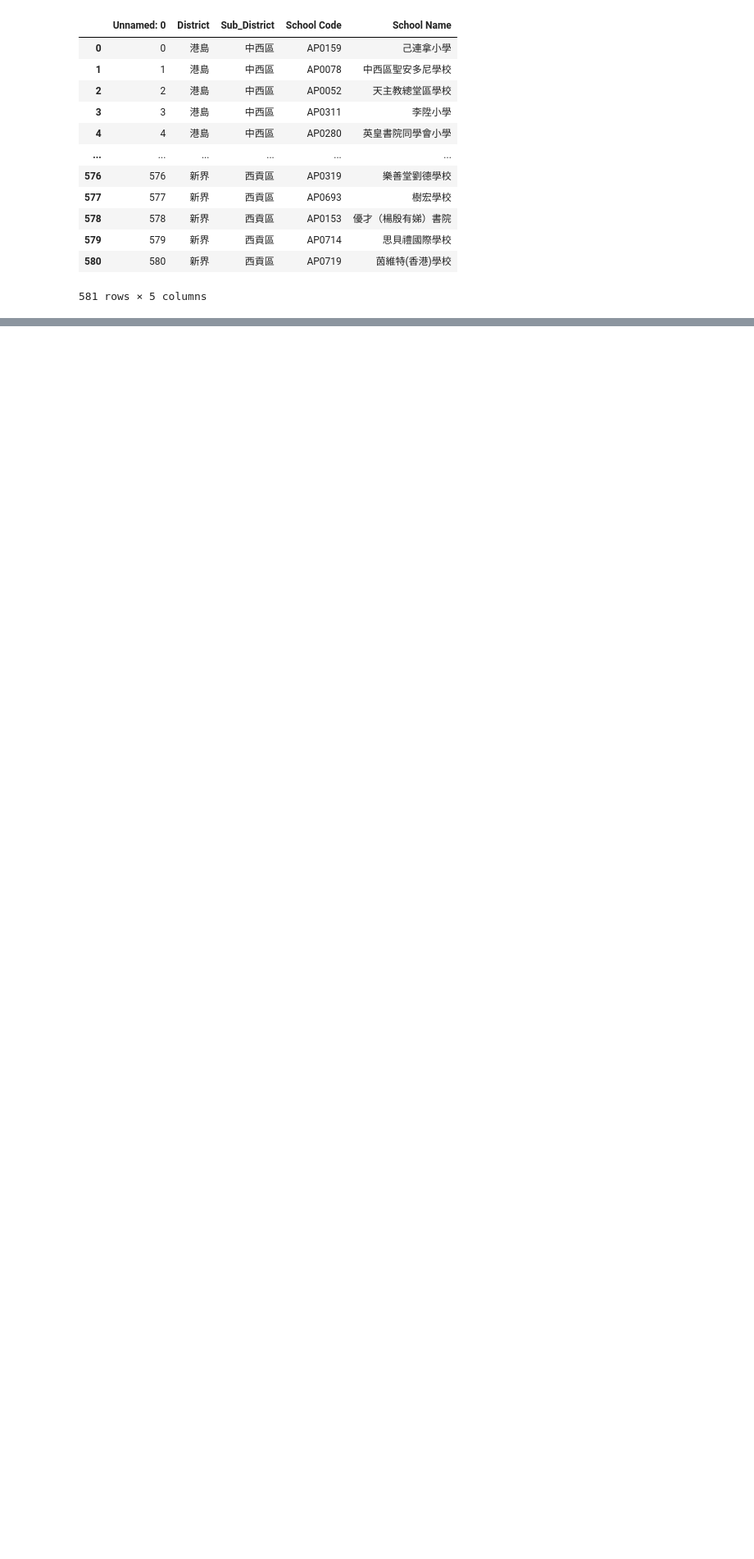
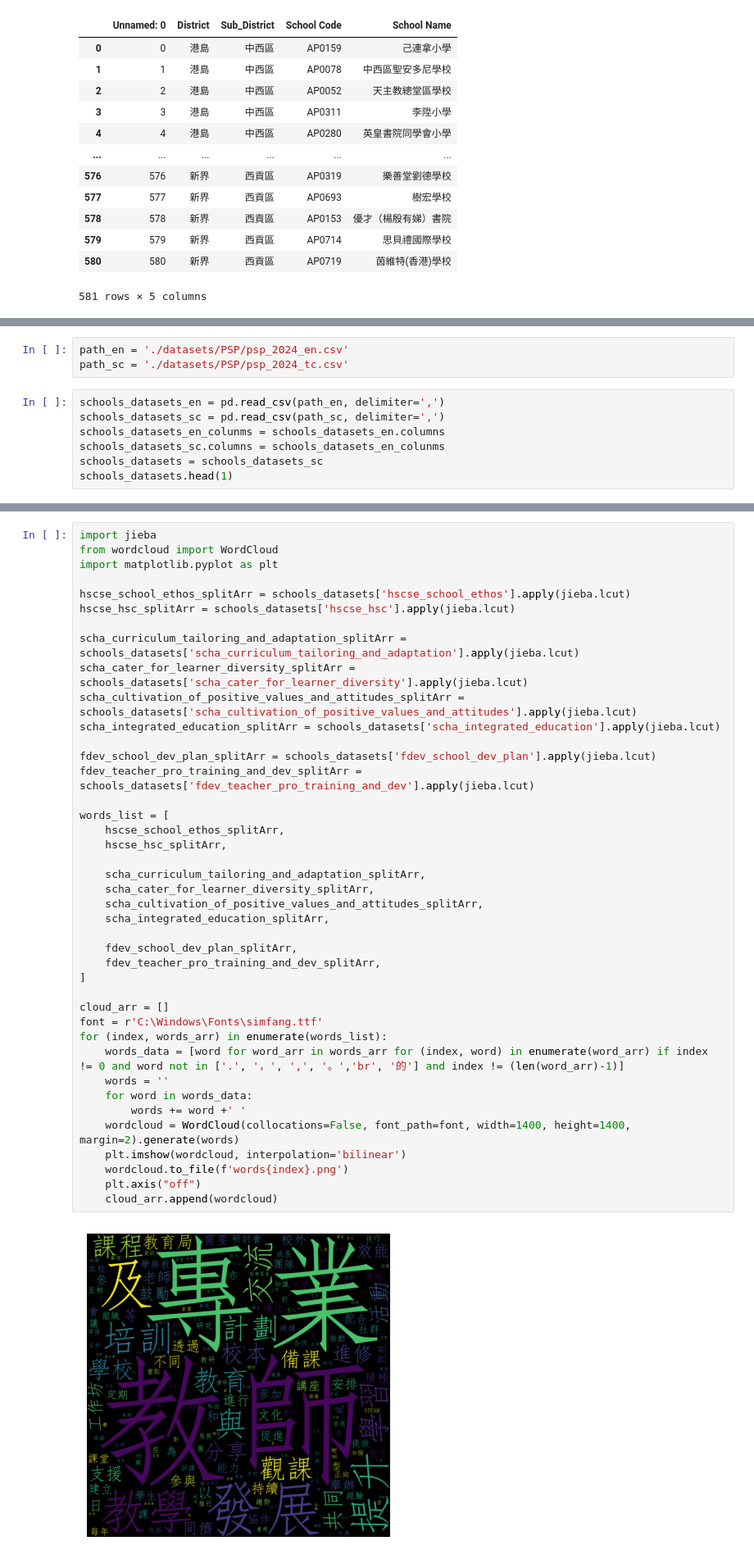
Before and after one commit to fltenwall/MasterStudy, a Jupyter notebook: 6001/6001_group.ipynb, the cells around one changed output, grey strips where cells are left out. Shown at 82% size. Cells and saved outputs as stored; diff of their text form; blank space fills up the shorter version.

Commit message:
plot

```diff
--- a/6001/6001_group.ipynb
+++ b/6001/6001_group.ipynb
@@ -126,0 +136,10 @@ result
+# %%
+path_en = './datasets/PSP/psp_2024_en.csv'
+path_sc = './datasets/PSP/psp_2024_tc.csv'
+# %%
+schools_datasets_en = pd.read_csv(path_en, delimiter=',')
+schools_datasets_sc = pd.read_csv(path_sc, delimiter=',')
+schools_datasets_en_colunms = schools_datasets_en.columns
+schools_datasets_sc.columns = schools_datasets_en_colunms
+schools_datasets = schools_datasets_sc
+schools_datasets.head(1)
@@ -126,0 +179,43 @@ result
+# %%
+import jieba
+from wordcloud import WordCloud
+import matplotlib.pyplot as plt
+
+hscse_school_ethos_splitArr = schools_datasets['hscse_school_ethos'].apply(jieba.lcut)
+hscse_hsc_splitArr = schools_datasets['hscse_hsc'].apply(jieba.lcut)
+
+scha_curriculum_tailoring_and_adaptation_splitArr = schools_datasets['scha_curriculum_tailoring_and_adaptation'].apply(jieba.lcut)
+scha_cater_for_learner_diversity_splitArr = schools_datasets['scha_cater_for_learner_diversity'].apply(jieba.lcut)
+scha_cultivation_of_positive_values_and_attitudes_splitArr = schools_datasets['scha_cultivation_of_positive_values_and_attitudes'].apply(jieba.lcut)
+scha_integrated_education_splitArr = schools_datasets['scha_integrated_education'].apply(jieba.lcut)
+
+fdev_school_dev_plan_splitArr = schools_datasets['fdev_school_dev_plan'].apply(jieba.lcut)
+fdev_teacher_pro_training_and_dev_splitArr = schools_datasets['fdev_teacher_pro_training_and_dev'].apply(jieba.lcut)
+
+words_list = [
+    hscse_school_ethos_splitArr,
+    hscse_hsc_splitArr,
+
+    scha_curriculum_tailoring_and_adaptation_splitArr,
+    scha_cater_for_learner_diversity_splitArr,
+    scha_cultivation_of_positive_values_and_attitudes_splitArr,
+    scha_integrated_education_splitArr,
+
+    fdev_school_dev_plan_splitArr,
+    fdev_teacher_pro_training_and_dev_splitArr,
+]
+
+cloud_arr = []
+font = r'C:\Windows\Fonts\simfang.ttf'
+for (index, words_arr) in enumerate(words_list):
+    words_data = [word for word_arr in words_arr for (index, word) in enumerate(word_arr) if index != 0 and word not in ['.', '，', ',', '。','br', '的'] and index != (len(word_arr)-1)]
+    words = ''
+    for word in words_data:
+        words += word +' '
+    wordcloud = WordCloud(collocations=False, font_path=font, width=1400, height=1400, margin=2).generate(words)
+    plt.imshow(wordcloud, interpolation='bilinear')
+    wordcloud.to_file(f'words{index}.png')
+    plt.axis("off")
+    cloud_arr.append(wordcloud)
+# %% [output]
+[figure, added]
```
Also changed, not shown: parts of 24 cells of this notebook, 12 other files.
